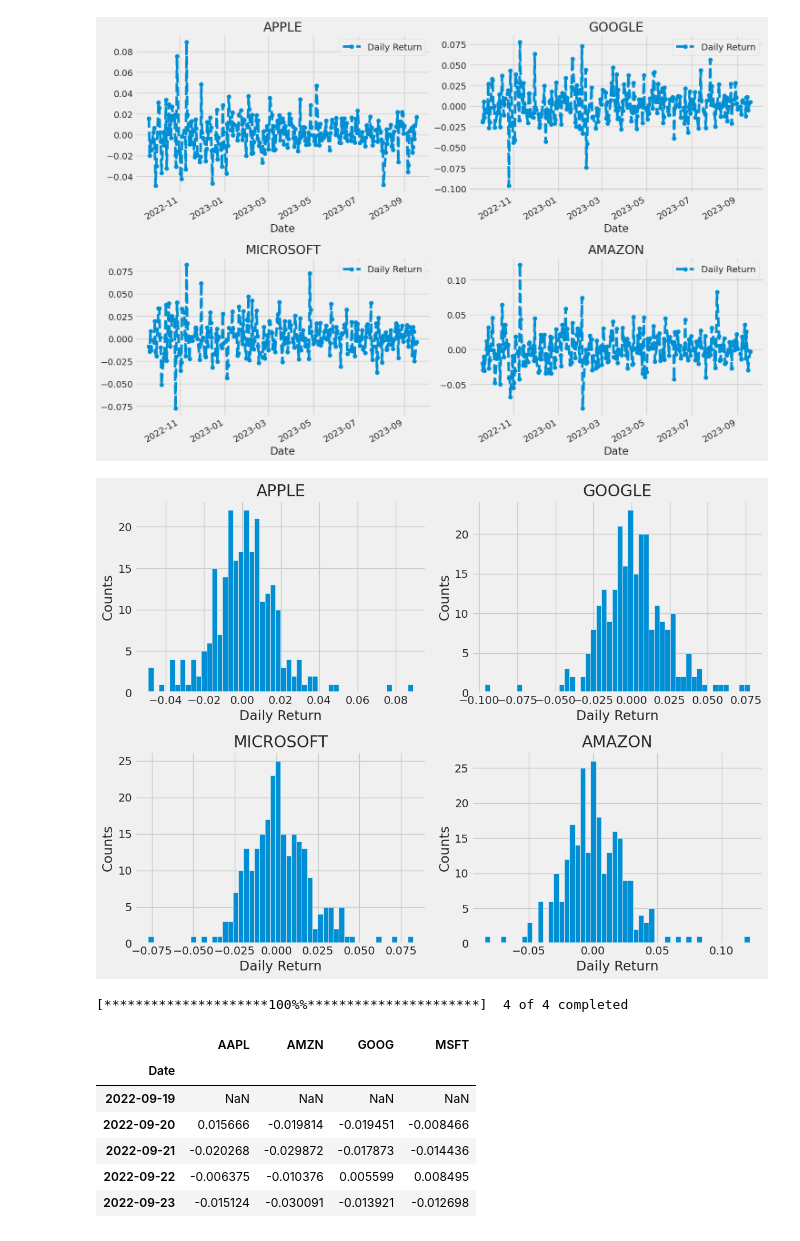
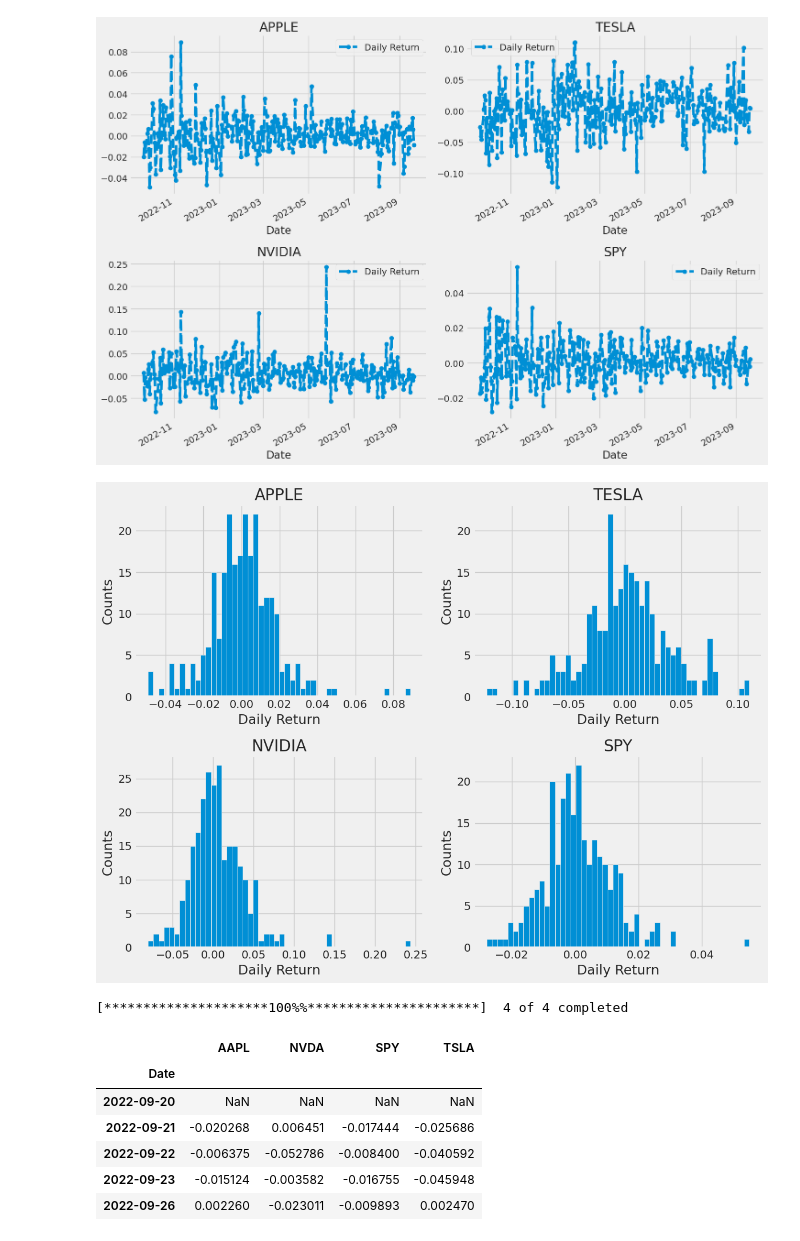
Before and after one commit to pierce3215/finances, a Jupyter notebook: Stock ML Model - 2.ipynb, the cells around one changed output. Cells and saved outputs as stored; diff of their text form; code cells hidden in the pictures.

```diff
--- a/Stock ML Model - 2.ipynb
+++ b/Stock ML Model - 2.ipynb
@@ -20,10 +20,10 @@ from datetime import datetime
 
 
 # The tech stocks we'll use for this analysis
-tech_list = ['AAPL', 'GOOG', 'MSFT', 'AMZN']
+tech_list = ['AAPL', 'TSLA', 'NVDA', 'SPY']
 
 # Set up End and Start times for data grab
-tech_list = ['AAPL', 'GOOG', 'MSFT', 'AMZN']
+tech_list = ['AAPL', 'TSLA', 'NVDA', 'SPY']
 
 end = datetime.now()
 start = datetime(end.year - 1, end.month, end.day)
@@ -32,8 +32,8 @@ for stock in tech_list:
     globals()[stock] = yf.download(stock, start, end)
 
 
-company_list = [AAPL, GOOG, MSFT, AMZN]
-company_name = ["APPLE", "GOOGLE", "MICROSOFT", "AMAZON"]
+company_list = [AAPL, TSLA, NVDA, SPY]
+company_name = ["APPLE", "TESLA", "NVIDIA", "SPY"]
 
 for company, com_name in zip(company_list, company_name):
     company["company_name"] = com_name
@@ -149,28 +149,28 @@ fig.tight_layout()
 # %%
 # We'll use pct_change to find the percent change for each day
 for company in company_list:
     company['Daily Return'] = company['Adj Close'].pct_change()
 
 # Then we'll plot the daily return percentage
 fig, axes = plt.subplots(nrows=2, ncols=2)
 fig.set_figheight(10)
 fig.set_figwidth(15)
 
 AAPL['Daily Return'].plot(ax=axes[0,0], legend=True, linestyle='--', marker='o')
 axes[0,0].set_title('APPLE')
 
-GOOG['Daily Return'].plot(ax=axes[0,1], legend=True, linestyle='--', marker='o')
-axes[0,1].set_title('GOOGLE')
+TSLA['Daily Return'].plot(ax=axes[0,1], legend=True, linestyle='--', marker='o')
+axes[0,1].set_title('TESLA')
 
-MSFT['Daily Return'].plot(ax=axes[1,0], legend=True, linestyle='--', marker='o')
-axes[1,0].set_title('MICROSOFT')
+NVDA['Daily Return'].plot(ax=axes[1,0], legend=True, linestyle='--', marker='o')
+axes[1,0].set_title('NVIDIA')
 
-AMZN['Daily Return'].plot(ax=axes[1,1], legend=True, linestyle='--', marker='o')
-axes[1,1].set_title('AMAZON')
+SPY['Daily Return'].plot(ax=axes[1,1], legend=True, linestyle='--', marker='o')
+axes[1,1].set_title('SPY')
 
 fig.tight_layout()
 # %% [output]
-[figure, old version]
+[figure, new version]
 # %%
 plt.figure(figsize=(12, 9))
 
@@ -183,7 +183,7 @@ for i, company in enumerate(company_list, 1):
 
 plt.tight_layout()
 # %% [output]
-[figure, old version]
+[figure, new version]
 # %%
 # Grab all the closing prices for the tech stock list into one DataFrame
 
@@ -194,12 +194,12 @@ tech_rets = closing_df.pct_change()
 tech_rets.head()
 # %% [output]
 [*********************100%%**********************]  4 of 4 completed
-|  | AAPL | AMZN | GOOG | MSFT |
+|  | AAPL | NVDA | SPY | TSLA |
 | Date |  |  |  |  |
-| 2022-09-19 | NaN | NaN | NaN | NaN |
-| 2022-09-20 | 0.015666 | -0.019814 | -0.019451 | -0.008466 |
-| 2022-09-21 | -0.020268 | -0.029872 | -0.017873 | -0.014436 |
-| 2022-09-22 | -0.006375 | -0.010376 | 0.005599 | 0.008495 |
-| 2022-09-23 | -0.015124 | -0.030091 | -0.013921 | -0.012698 |
+| 2022-09-20 | NaN | NaN | NaN | NaN |
+| 2022-09-21 | -0.020268 | 0.006451 | -0.017444 | -0.025686 |
+| 2022-09-22 | -0.006375 | -0.052786 | -0.008400 | -0.040592 |
+| 2022-09-23 | -0.015124 | -0.003582 | -0.016755 | -0.045948 |
+| 2022-09-26 | 0.002260 | -0.023011 | -0.009893 | 0.002470 |
 # %%
 # Comparing Google to itself should show a perfectly linear relationship
```
Also changed, not shown: parts of 22 cells of this notebook.
